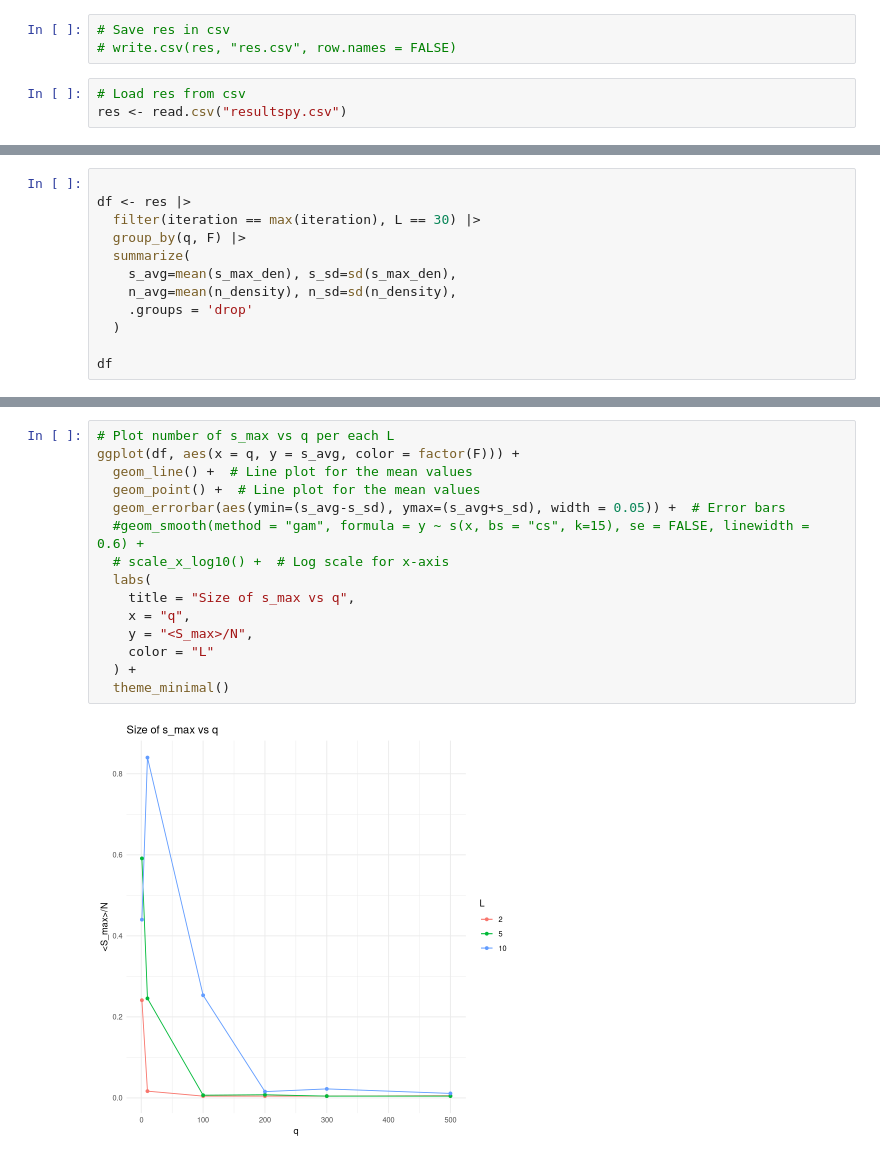
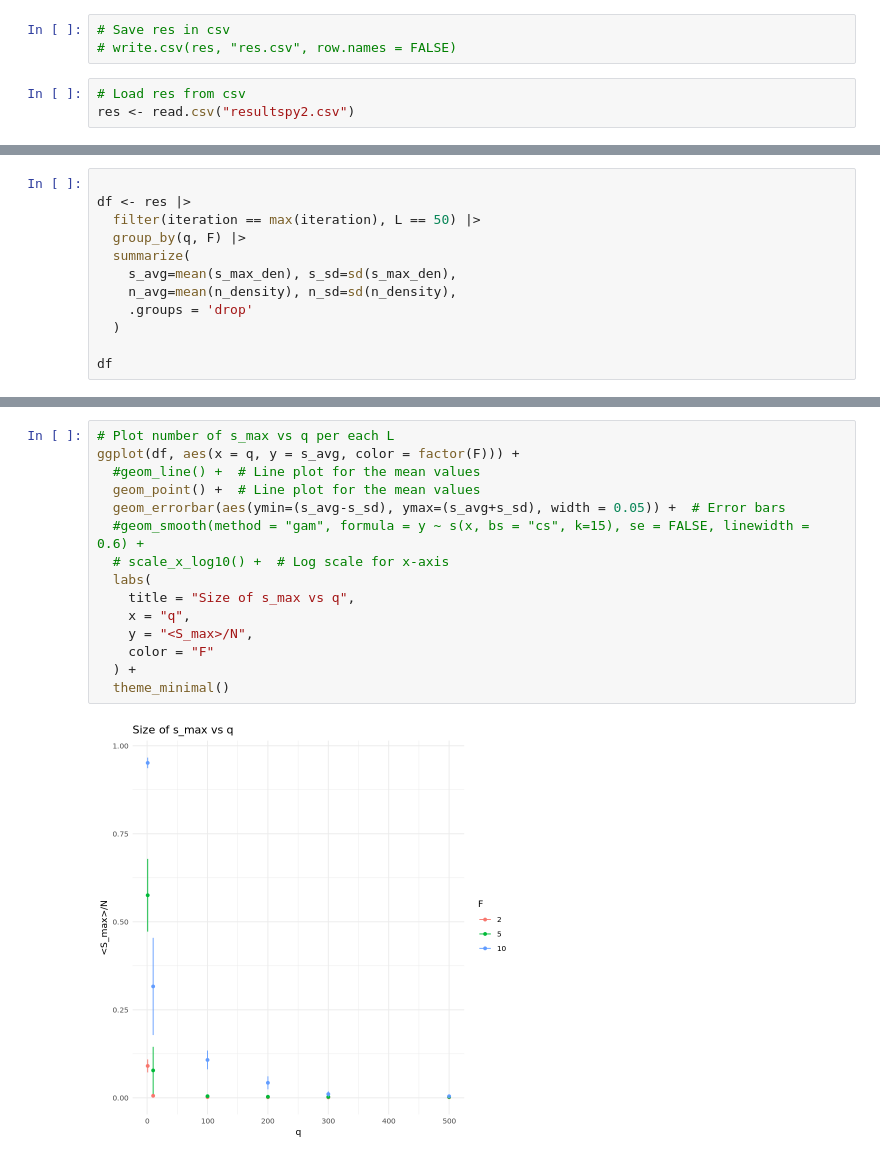
Before and after one commit to paololapo/ComplexNetworks_projects, a Jupyter notebook: code/task_30/social_influence.ipynb, the cells around one changed output, grey strips where cells are left out. Drawn from its saved outputs; the diff is of its cells as text.

```diff
--- a/code/task_30/social_influence.ipynb
+++ b/code/task_30/social_influence.ipynb
@@ -493,7 +511,7 @@ A data.frame: 8 × 3
 # write.csv(res, "res.csv", row.names = FALSE)
 # %%
 # Load res from csv
-res <- read.csv("resultspy.csv")
+res <- read.csv("resultspy2.csv")
 # %%
 sprintf("Unique q values: %s", paste(unique(res$q), collapse = ", "))
 sprintf("Unique F values: %s", paste(unique(res$F), collapse = ", "))
@@ -560,7 +591,7 @@ ggplot(df, aes(x = iteration, y = s_avg, color = factor(q))) +
 # %%
 
 df <- res |>
-  filter(iteration == max(iteration), L == 30) |>
+  filter(iteration == max(iteration), L == 50) |>
   group_by(q, F) |>
   summarize(
     s_avg=mean(s_max_den), s_sd=sd(s_max_den),
@@ -592,17 +623,17 @@ A tibble: 18 × 6
 # %%
 # Plot number of s_max vs q per each L
 ggplot(df, aes(x = q, y = s_avg, color = factor(F))) +
-  geom_line() +  # Line plot for the mean values
+  #geom_line() +  # Line plot for the mean values
   geom_point() +  # Line plot for the mean values
   geom_errorbar(aes(ymin=(s_avg-s_sd), ymax=(s_avg+s_sd), width = 0.05)) +  # Error bars
   #geom_smooth(method = "gam", formula = y ~ s(x, bs = "cs", k=15), se = FALSE, linewidth = 0.6) +
   # scale_x_log10() +  # Log scale for x-axis
   labs(
     title = "Size of s_max vs q",
     x = "q",
     y = "<S_max>/N",
-    color = "L"
+    color = "F"
   ) +
   theme_minimal()
 # %% [output]
-[figure, old version]
+[figure, new version]
```
Also changed, not shown: parts of 6 cells of this notebook, 2 other files.
